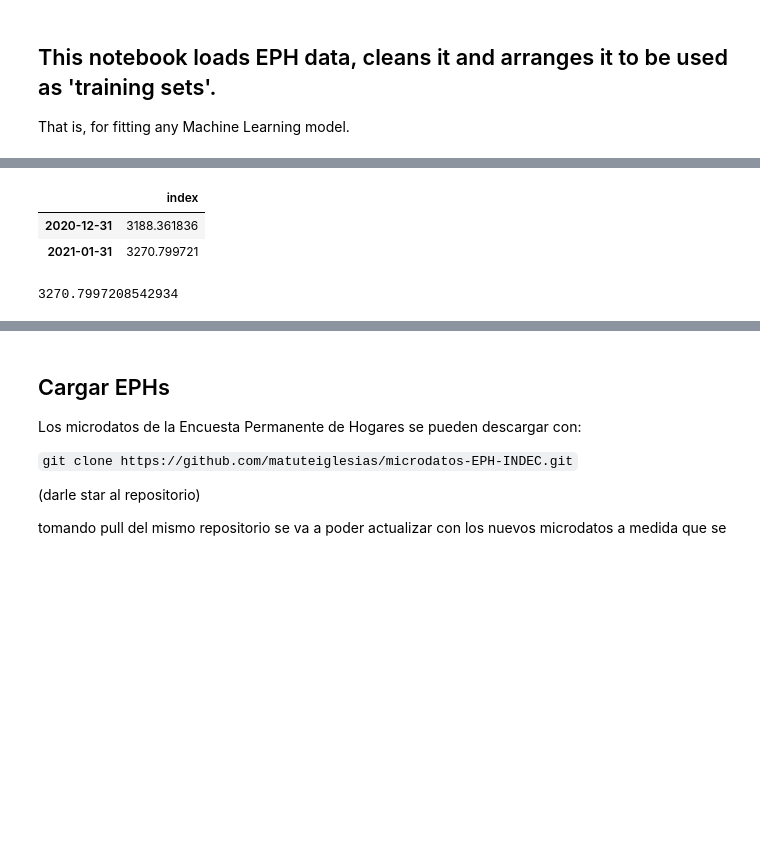
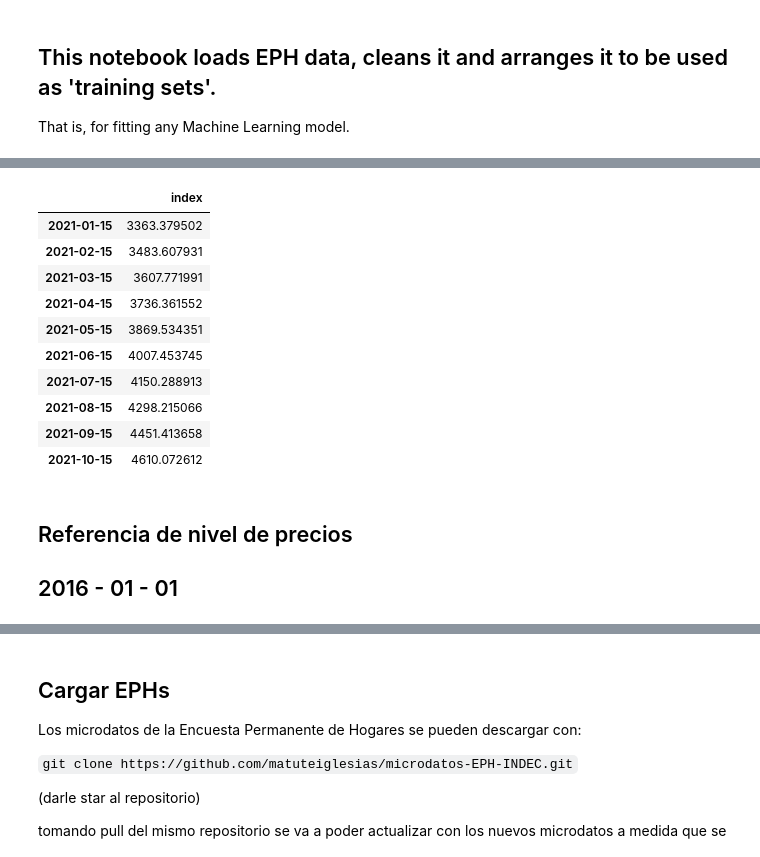
Before and after one commit to matuteiglesias/encuestador-de-hogares, a Jupyter notebook: notebooks/02 - Create training set from EPH.ipynb, the cells around one changed output, grey strips where cells are left out. Saved outputs shown, nothing was run; the diff lists cells and outputs as text; code cells hidden in the pictures; blank space fills up the shorter version.

```diff
--- a/notebooks/02 - Create training set from EPH.ipynb
+++ b/notebooks/02 - Create training set from EPH.ipynb
@@ -49,13 +65,20 @@ cpi = cpi['2003':]
 # %%
 cpi_M = pd.read_csv('./../data/info/indice_precios_M.csv', index_col=0)
 cpi_mes_actual = cpi_M.iloc[-1][0]
 
-cpi_M.tail(2)
+cpi_M.tail(10)
 # %% [output]
 |  | index |
-| 2020-12-31 | 3188.361836 |
-| 2021-01-31 | 3270.799721 |
+| 2021-01-15 | 3363.379502 |
+| 2021-02-15 | 3483.607931 |
+| 2021-03-15 | 3607.771991 |
+| 2021-04-15 | 3736.361552 |
+| 2021-05-15 | 3869.534351 |
+| 2021-06-15 | 4007.453745 |
+| 2021-07-15 | 4150.288913 |
+| 2021-08-15 | 4298.215066 |
+| 2021-09-15 | 4451.413658 |
+| 2021-10-15 | 4610.072612 |
-# %%
-cpi_mes_actual
-# %% [output]
-3270.7997208542934
+# %% [markdown]
+## Referencia de nivel de precios
+## 2016 - 01 - 01
```
Also changed, not shown: parts of 10 cells of this notebook, 4 other files.
